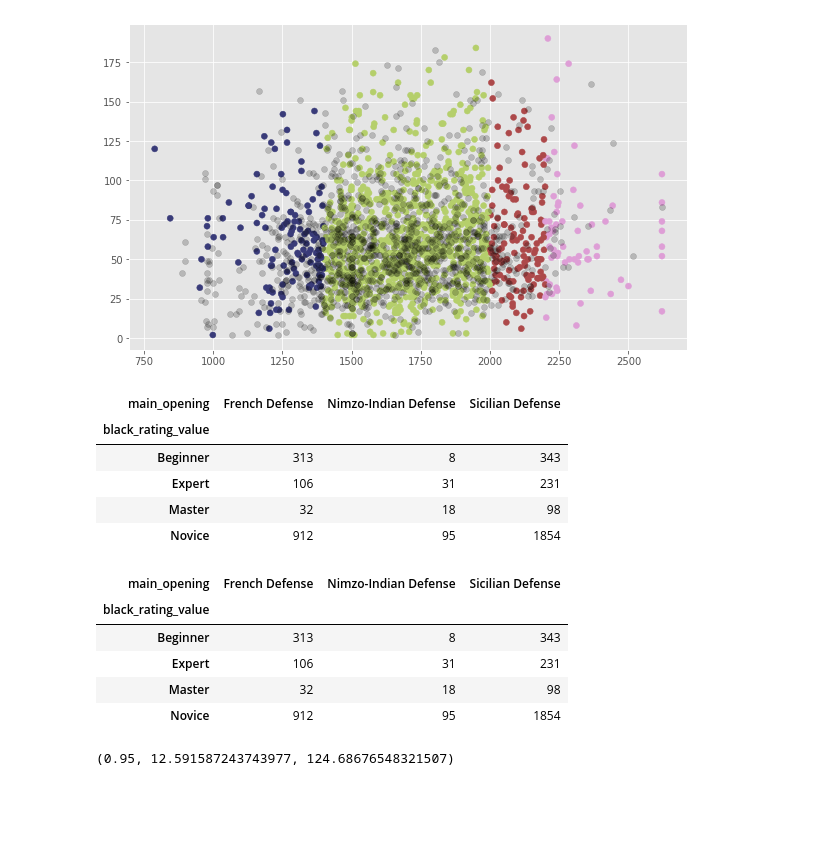
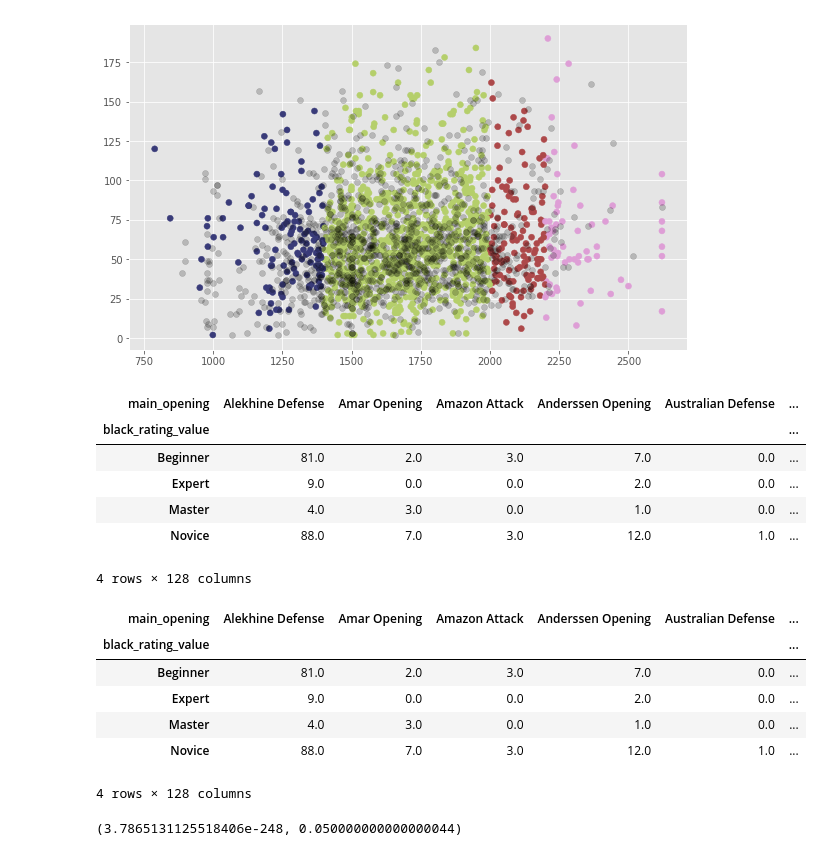
Before and after one commit to rmesrobi/Chess-Openings-EDA, a Jupyter notebook: chess_hypo_work.ipynb, the cells around one changed output. Drawn from its saved outputs; the diff is of its cells as text; code cells hidden in the pictures; blank space fills up the shorter version.

```diff
--- a/chess_hypo_work.ipynb
+++ b/chess_hypo_work.ipynb
@@ -73,6 +74,29 @@ def opening_strip(opening):
     return opening.strip()
 
 df['main_opening'] = df['opening_name'].apply(opening_strip)
+# %%
+#creating two numerical columns for white win True / False and black win True / False
+def white_winner(winner):
+    if winner == 'white':
+        return 1
+    else:
+        return 0
+
+def black_winner(winner):
+    if winner == 'black':
+        return 1
+    else:
+        return 0
+
+def no_winner(winner):
+    if winner == 'draw':
+        return 1
+    else:
+        return 0
+
+df['white_winner'] = df['winner'].apply(white_winner)
+df['black_winner'] = df['winner'].apply(black_winner)
+df['no_winner'] = df['winner'].apply(no_winner)
 # %%
 #adding new column of data - date
 date = pd.to_datetime(df['created_at'], errors = 'ignore', unit = 'ms')
@@ -464,39 +488,41 @@ ax.scatter(sicilian_loss['black_rating'], sicilian_loss['turns'], c = 'black', a
 # rows = master / novice
 #columns = main_openings
 # %%
-cont_table = df[(df['main_opening'] == 'Sicilian Defense') | (df['main_opening'] == 'French Defense') |
-                (df['main_opening'] == 'Nimzo-Indian Defense') | (df['main_opening'] == 'Caro-Khann Defense')]
-cont_table = cont_table.groupby(['main_opening', 'black_rating_value'])['id'].count()
+#cont_table = df[(df['main_opening'] == 'Sicilian Defense') | (df['main_opening'] == 'French Defense') |
+#                (df['main_opening'] == 'Nimzo-Indian Defense') | (df['main_opening'] == 'Caro-Khann Defense')]
+cont_table = df.groupby(['main_opening', 'black_rating_value'])['id'].count()
 cont_table = pd.DataFrame(cont_table).reset_index()
 cont_table = cont_table.pivot(index = 'black_rating_value', columns = 'main_opening', values = 'id')
 cont_table.fillna(0, inplace = True)
 cont_table
 # %% [output]
-| main_opening | French Defense | Nimzo-Indian Defense | Sicilian Defense |
-| black_rating_value |  |  |  |
-| Beginner | 313 | 8 | 343 |
-| Expert | 106 | 31 | 231 |
-| Master | 32 | 18 | 98 |
-| Novice | 912 | 95 | 1854 |
+| main_opening | Alekhine Defense | Amar Opening | Amazon Attack | Anderssen Opening | Australian Defense | ... |
+| black_rating_value |  |  |  |  |  | ... |
+| Beginner | 81.0 | 2.0 | 3.0 | 7.0 | 0.0 | ... |
+| Expert | 9.0 | 0.0 | 0.0 | 2.0 | 0.0 | ... |
+| Master | 4.0 | 3.0 | 0.0 | 1.0 | 0.0 | ... |
+| Novice | 88.0 | 7.0 | 3.0 | 12.0 | 1.0 | ... |
+4 rows × 128 columns
 # %%
 # cont_table.drop(index = 'Beginner', inplace = True)
 # cont_table.drop(index = 'Expert', inplace = True)
 # %%
 cont_table
 # %% [output]
-| main_opening | French Defense | Nimzo-Indian Defense | Sicilian Defense |
-| black_rating_value |  |  |  |
-| Beginner | 313 | 8 | 343 |
-| Expert | 106 | 31 | 231 |
-| Master | 32 | 18 | 98 |
-| Novice | 912 | 95 | 1854 |
+| main_opening | Alekhine Defense | Amar Opening | Amazon Attack | Anderssen Opening | Australian Defense | ... |
+| black_rating_value |  |  |  |  |  | ... |
+| Beginner | 81.0 | 2.0 | 3.0 | 7.0 | 0.0 | ... |
+| Expert | 9.0 | 0.0 | 0.0 | 2.0 | 0.0 | ... |
+| Master | 4.0 | 3.0 | 0.0 | 1.0 | 0.0 | ... |
+| Novice | 88.0 | 7.0 | 3.0 | 12.0 | 1.0 | ... |
+4 rows × 128 columns
 # %%
 stat, p, dof, expected = stats.chi2_contingency(cont_table)
 prob = 0.95
 critical = stats.chi2.ppf(prob, dof)
 prob, critical, stat
-# alpha = 1 - prob
-# p, alpha
+alpha = 1 - prob
+p, alpha
 # %% [output]
-(0.95, 12.591587243743977, 124.68676548321507)
+(3.7865131125518406e-248, 0.050000000000000044)
 # %%
```
Also changed, not shown: parts of 38 cells of this notebook, 3 other files.
